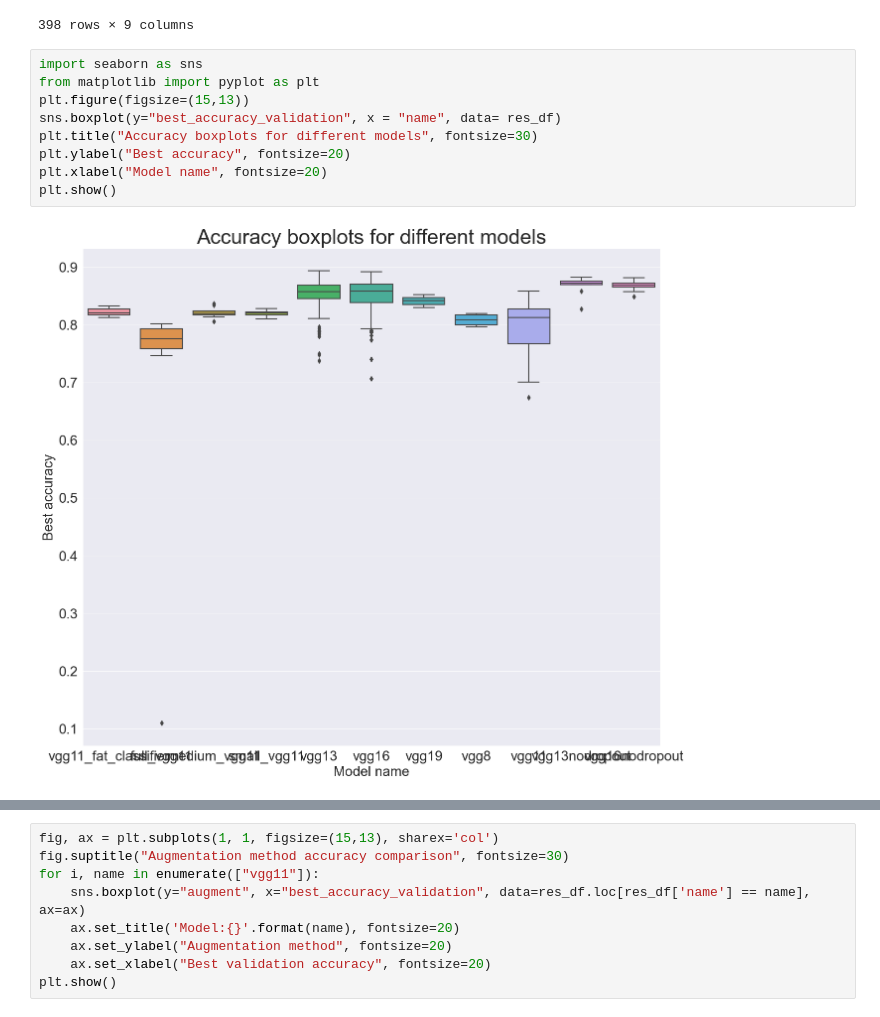
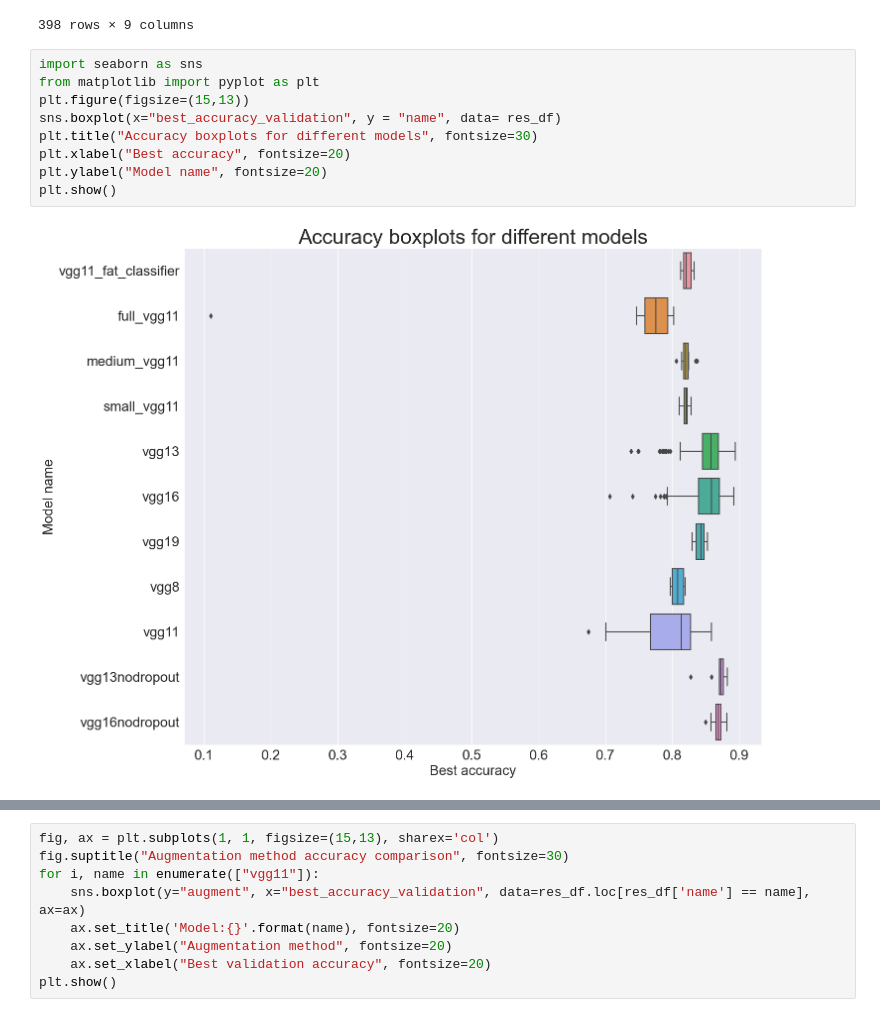
Before and after one commit to jakfol1217/DeepLearning, a Jupyter notebook: Project1/Experiment Analysis.ipynb, the cells around one changed output, grey strips where cells are left out. Cells and saved outputs as stored; diff of their text form.

Commit message:
transpose model plots

```diff
--- a/Project1/Experiment Analysis.ipynb
+++ b/Project1/Experiment Analysis.ipynb
@@ -61,13 +61,13 @@ res_df
 # %%
 import seaborn as sns
 from matplotlib import pyplot as plt
 plt.figure(figsize=(15,13))
-sns.boxplot(y="best_accuracy_validation", x = "name", data= res_df)
+sns.boxplot(x="best_accuracy_validation", y = "name", data= res_df)
 plt.title("Accuracy boxplots for different models", fontsize=30)
-plt.ylabel("Best accuracy", fontsize=20)
-plt.xlabel("Model name", fontsize=20)
+plt.xlabel("Best accuracy", fontsize=20)
+plt.ylabel("Model name", fontsize=20)
 plt.show()
 # %% [output]
-[figure, old version]
+[figure, new version]
 # %%
 plt.figure(figsize=(15,13))
```
Also changed, not shown: parts of 1 cell of this notebook.
